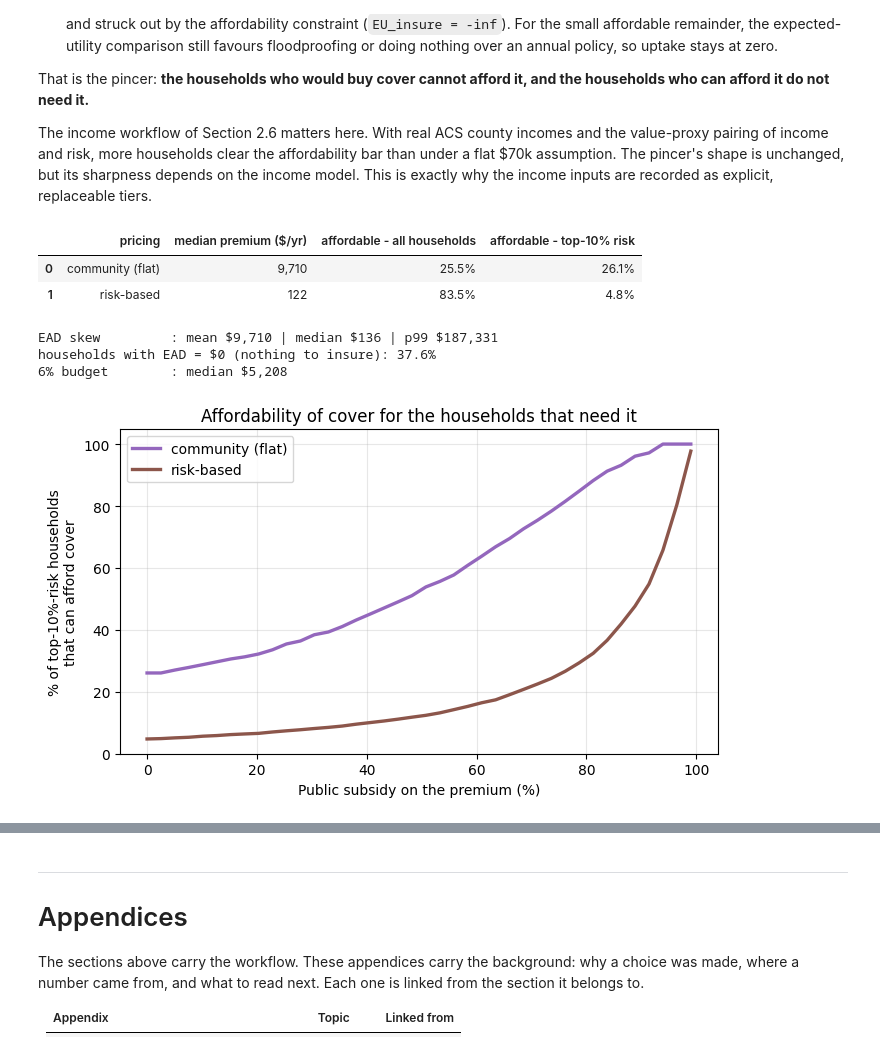
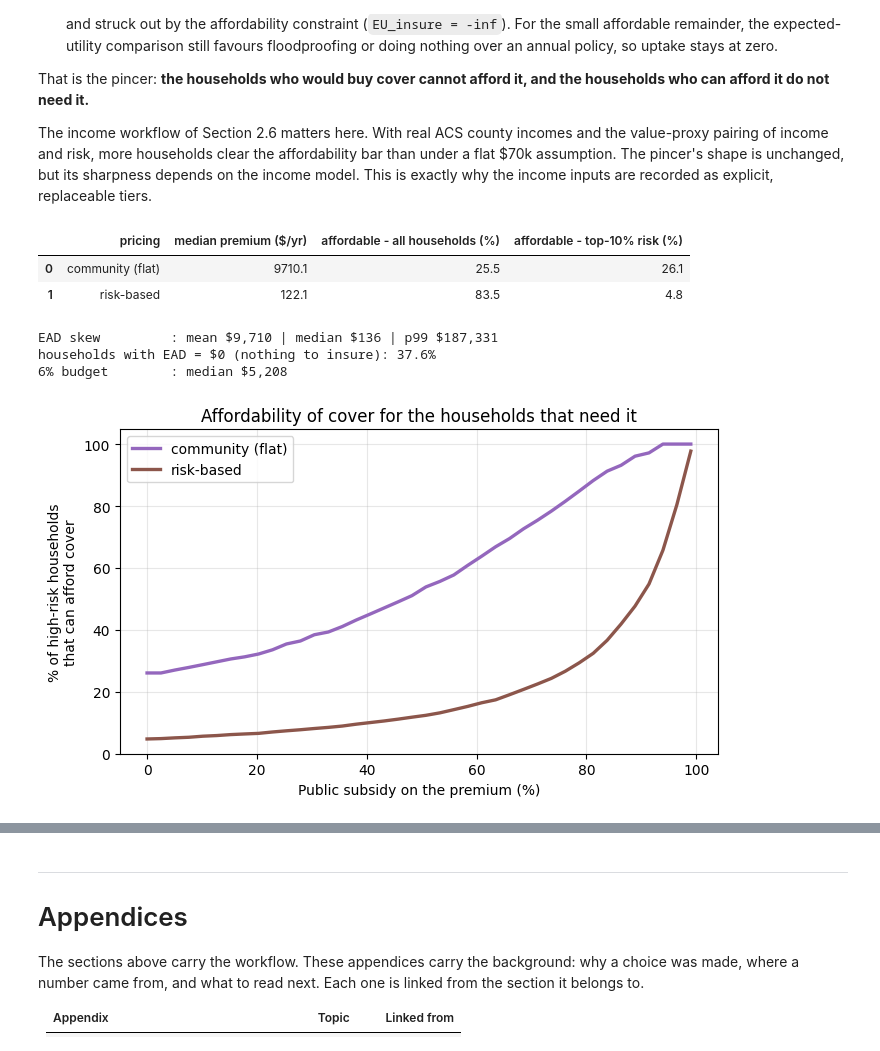
Before and after one commit to Deltares-research/FloodAdapt-ABM, a Jupyter notebook: notebooks/2_run_coupled_abm.ipynb, the cells around one changed output, grey strips where cells are left out. Cells and saved outputs as stored; diff of their text form; code cells hidden in the pictures.

```diff
--- a/notebooks/2_run_coupled_abm.ipynb
+++ b/notebooks/2_run_coupled_abm.ipynb
@@ -1101,55 +1007,41 @@ The income workflow of Section 2.6 matters here. With real ACS county incomes an
 # %%
 # Diagnostic at the final sea level: who can afford cover, and who needs it?
 diag = SimulationEngine(ds=ds, config=config,
                         income_percentile_per_agent=income_percentiles)
 diag.prepare_damages(float(slr_values[-1]))
-ead = diag._data.compute_expected_annual_damages(False)          # per household
-budget = diag._data.income * config.decision.expenditure_cap     # 6% of income
+ead    = diag.expected_annual_damages()          # per household, no measures
+income = diag.income
+cap    = config.decision.expenditure_cap         # 6% of income
 deduct = config.decision.insurance_deductible
 
 # Native charges the FULL mean EAD under community rating, even though the
 # policy only covers (1 - deductible) of each loss. That is an implicit
-# loading of 1/(1 - deductible), about 11 %. Mirror the engine exactly.
-premium_flat = np.full_like(ead, ead.mean())                     # community rating
-premium_risk = (1.0 - deduct) * ead                              # risk-based rating
+# loading of 1/(1 - deductible), about 11 %. analysis.premium_offers mirrors
+# the engine exactly; the tail is the top-10%-EAD decile.
+display(analysis.affordability_table(ead, income, cap, deduct).round(1))
 
-high_risk = ead >= np.percentile(ead, 90)        # the top-decile risk tail
-rows = []
-for label, prem in (("community (flat)", premium_flat), ("risk-based", premium_risk)):
-    rows.append({
-        "pricing": label,
-        "median premium ($/yr)": f"{np.median(prem):,.0f}",
-        "affordable - all households": f"{100 * np.mean(budget > prem):.1f}%",
-        "affordable - top-10% risk":   f"{100 * np.mean((budget > prem)[high_risk]):.1f}%",
-    })
-display(pd.DataFrame(rows))
-
-print(f"EAD skew         : mean ${ead.mean():,.0f} | median ${np.median(ead):,.0f} "
-      f"| p99 ${np.percentile(ead, 99):,.0f}")
-print(f"households with EAD = $0 (nothing to insure): {100 * np.mean(ead <= 0):.1f}%")
-print(f"6% budget        : median ${np.median(budget):,.0f}")
+skew = analysis.ead_summary(ead)
+print(f"EAD skew         : mean ${skew['mean']:,.0f} | median ${skew['median']:,.0f} "
+      f"| p99 ${skew['p99']:,.0f}")
+print(f"households with EAD = $0 (nothing to insure): {100 * skew['share_zero']:.1f}%")
+print(f"6% budget        : median ${np.median(income) * cap:,.0f}")
 
 # How deep would a subsidy have to be to make cover reachable for the tail?
-fig, ax = plt.subplots(figsize=(7, 4.2))
 subs = np.linspace(0, 0.99, 40)
-for label, prem, c in (("community (flat)", premium_flat, "C4"),
-                       ("risk-based", premium_risk, "C5")):
-    ax.plot(100 * subs,
-            [100 * np.mean((budget > (1 - s) * prem)[high_risk]) for s in subs],
-            lw=2.4, color=c, label=label)
-ax.set_xlabel("Public subsidy on the premium (%)")
-ax.set_ylabel("% of top-10%-risk households\nthat can afford cover")
-ax.set_title("Affordability of cover for the households that need it")
-ax.legend(); ax.grid(alpha=0.3)
-fig.tight_layout(); plt.show()
+fig = plotting.plot_affordability_curve(
+    subs, analysis.affordability_vs_subsidy(ead, income, cap, deduct, subs))
+plt.show()
+
+diag.clear_cache()
+del diag
 # %% [output]
-|  | pricing | median premium ($/yr) | affordable - all households | affordable - top-10% risk |
-| 0 | community (flat) | 9,710 | 25.5% | 26.1% |
-| 1 | risk-based | 122 | 83.5% | 4.8% |
+|  | pricing | median premium ($/yr) | affordable - all households (%) | affordable - top-10% risk (%) |
+| 0 | community (flat) | 9710.1 | 25.5 | 26.1 |
+| 1 | risk-based | 122.1 | 83.5 | 4.8 |
 EAD skew         : mean $9,710 | median $136 | p99 $187,331
 households with EAD = $0 (nothing to insure): 37.6%
 6% budget        : median $5,208
-[figure, old version]
+[figure, new version]
 # %% [markdown]
 ### 5.3 Reading of the insurance results
 
```
Also changed, not shown: parts of 13 cells of this notebook, 10 other files.
